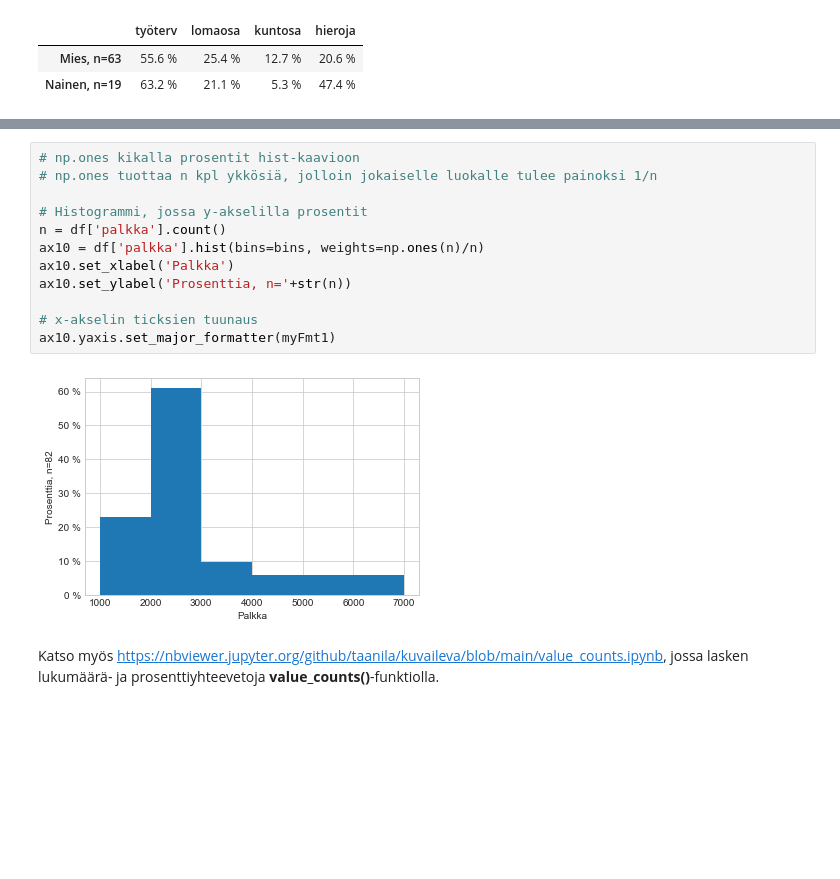
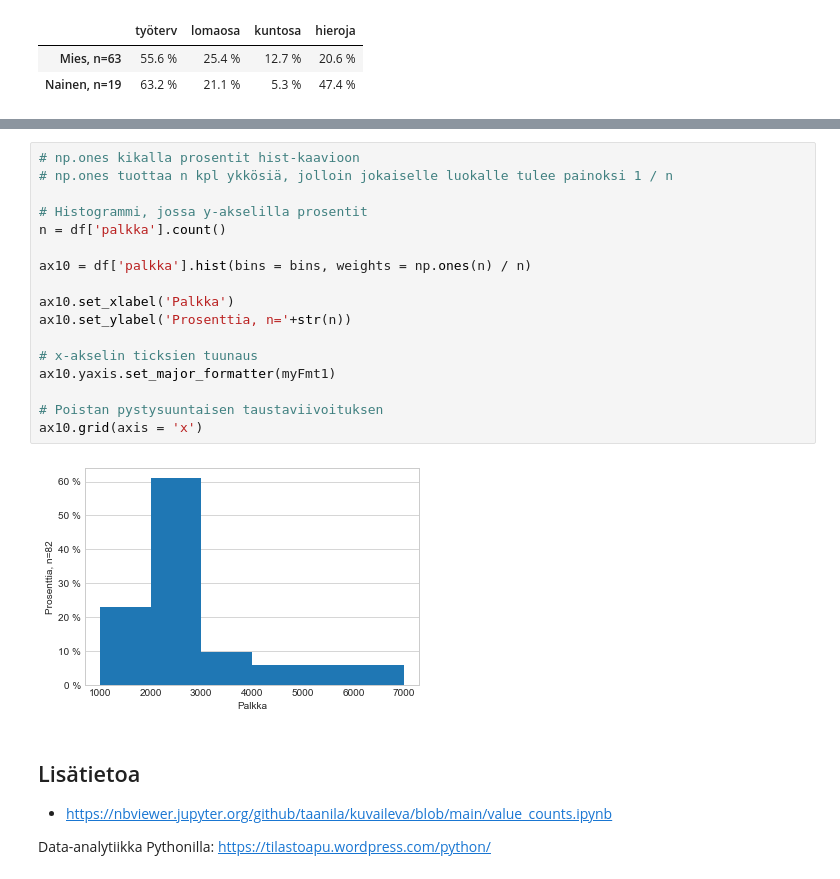
Before and after one commit to taanila/selittava, a Jupyter notebook: lukumaaria.ipynb, the cells around one changed output, grey strips where cells are left out. Cells and saved outputs as stored; diff of their text form; blank space fills up the shorter version.

```diff
--- a/lukumaaria.ipynb
+++ b/lukumaaria.ipynb
@@ -354,16 +383,25 @@ Text(0, 0.5, 'Lukumäärä')
 # %%
 # np.ones kikalla prosentit hist-kaavioon
-# np.ones tuottaa n kpl ykkösiä, jolloin jokaiselle luokalle tulee painoksi 1/n
+# np.ones tuottaa n kpl ykkösiä, jolloin jokaiselle luokalle tulee painoksi 1 / n
 
 # Histogrammi, jossa y-akselilla prosentit
 n = df['palkka'].count()
-ax10 = df['palkka'].hist(bins=bins, weights=np.ones(n)/n)
+
+ax10 = df['palkka'].hist(bins = bins, weights = np.ones(n) / n)
+
 ax10.set_xlabel('Palkka')
 ax10.set_ylabel('Prosenttia, n='+str(n))
 
 # x-akselin ticksien tuunaus
 ax10.yaxis.set_major_formatter(myFmt1)
+
+# Poistan pystysuuntaisen taustaviivoituksen
+ax10.grid(axis = 'x')
 # %% [output]
-[figure, old version]
+[figure, new version]
 # %% [markdown]
-Katso myös https://nbviewer.jupyter.org/github/taanila/kuvaileva/blob/main/value_counts.ipynb, jossa lasken lukumäärä- ja prosenttiyhteevetoja <b>value_counts()</b>-funktiolla.
+<h2>Lisätietoa</h2>
+
+- https://nbviewer.jupyter.org/github/taanila/kuvaileva/blob/main/value_counts.ipynb
+
+Data-analytiikka Pythonilla: https://tilastoapu.wordpress.com/python/
```
Also changed, not shown: parts of 28 cells of this notebook.
